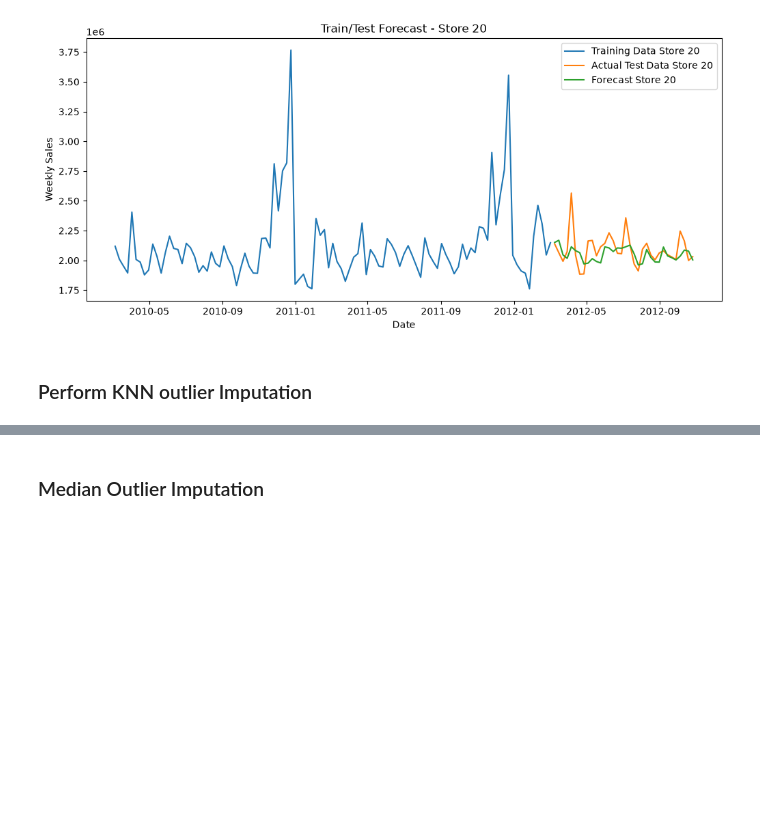
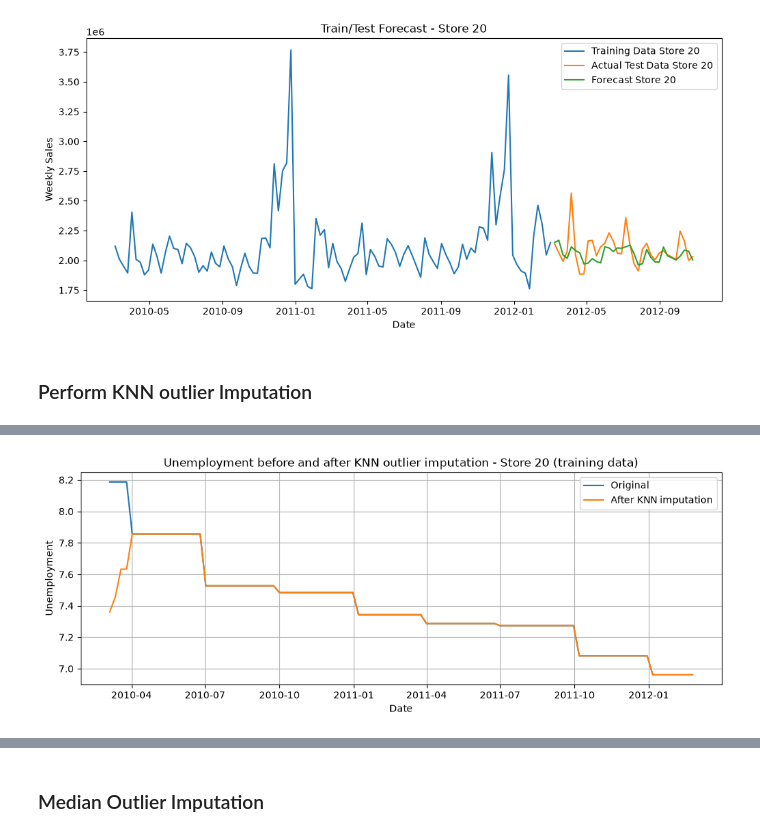
Before and after one commit to tinabazhenova/forecasting, a Jupyter notebook: sales_forecasting.ipynb, the cells around one changed output, grey strips where cells are left out. Cells and saved outputs as stored; diff of their text form; code cells hidden in the pictures; blank space fills up the shorter version.

```diff
--- a/sales_forecasting.ipynb
+++ b/sales_forecasting.ipynb
@@ -660,0 +626,74 @@ We will use `KFold` to define the splitting strategy and `cross_val_score` to pe
+# %%
+import numpy as np
+import pandas as pd
+from sklearn.impute import KNNImputer
+import matplotlib.pyplot as plt
+
+# rf_df was overwritten by the "10 best stores" cell above, so it now contains 10 stores.
+# Rebuild the table for the best store only (Store 20), the same way as in the first Random Forest cell.
+# rf_df_cleaned = rf_df.copy()
+rf_df_store = best_store_df[['Date', 'Weekly_Sales', 'Holiday_Flag', 'Temperature',
+                             'Fuel_Price', 'CPI', 'Unemployment']].copy()
+rf_df_store = rf_df_store.sort_values('Date')
+
+# Seasonal variables
+rf_df_store['year'] = rf_df_store['Date'].dt.year
+rf_df_store['month'] = rf_df_store['Date'].dt.month
+rf_df_store['week'] = rf_df_store['Date'].dt.isocalendar().week.astype(int)
+
+# Lag features: sales 1, 2, 3 and 4 weeks ago
+rf_df_store['lag_1'] = rf_df_store['Weekly_Sales'].shift(1)
+rf_df_store['lag_2'] = rf_df_store['Weekly_Sales'].shift(2)
+rf_df_store['lag_3'] = rf_df_store['Weekly_Sales'].shift(3)
+rf_df_store['lag_4'] = rf_df_store['Weekly_Sales'].shift(4)
+rf_df_store = rf_df_store.dropna()
+
+# Split by time BEFORE cleaning: first 75% of weeks = training, last 25% = test.
+# The test weeks are left exactly as they are, because they stand for real future data.
+split_ind = int(len(rf_df_store) * 0.75)
+train_knn = rf_df_store.iloc[:split_ind].copy()
+test_knn = rf_df_store.iloc[split_ind:].copy()
+train_knn_before = train_knn.copy()  # kept to compare before/after in the plot
+
+# Only the economic/weather features are checked for outliers.
+# Weekly_Sales and the lags are NOT changed: their very high values are real holiday sales.
+# numerical_cols = rf_df_cleaned.select_dtypes(include=np.number).columns.tolist()
+outlier_cols = ['Temperature', 'Fuel_Price', 'CPI', 'Unemployment']
+
+# Step 1: mark outliers as NaN with the IQR rule, using the training data only
+for col in outlier_cols:
+    Q1 = train_knn[col].quantile(0.25)
+    Q3 = train_knn[col].quantile(0.75)
+    IQR = Q3 - Q1
+    lower_bound = Q1 - 1.5 * IQR
+    upper_bound = Q3 + 1.5 * IQR
+
+    train_knn[col] = np.where(
+        (train_knn[col] < lower_bound) | (train_knn[col] > upper_bound),
+        np.nan,
+        train_knn[col]
+    )
+
+print("Outliers marked in the training data:")
+print(train_knn[outlier_cols].isnull().sum())
+
+# Step 2: replace the marked values with KNN imputation (fitted on the training data only)
+imputer = KNNImputer(n_neighbors=5)
+train_knn[outlier_cols] = imputer.fit_transform(train_knn[outlier_cols])
+
+print("\nMissing values after KNN imputation (should be 0):")
+print(train_knn[outlier_cols].isnull().sum())
+
+# Plot each feature that changed: original vs imputed
+changed_cols = [col for col in outlier_cols if not train_knn[col].equals(train_knn_before[col])]
+for col in changed_cols:
+    plt.figure(figsize=(12, 4))
+    plt.plot(train_knn_before['Date'], train_knn_before[col], label='Original')
+    plt.plot(train_knn['Date'], train_knn[col], label='After KNN imputation')
+    plt.title(f'{col} before and after KNN outlier imputation - Store {int(best_store)} (training data)')
+    plt.xlabel('Date')
+    plt.ylabel(col)
+    plt.legend()
+    plt.grid(True)
+    plt.show()
+# %% [output]
@@ -660,0 +713 @@ We will use `KFold` to define the splitting strategy and `cross_val_score` to pe
+[figure, added]
```
Also changed, not shown: parts of 58 cells of this notebook, 1 other file.
